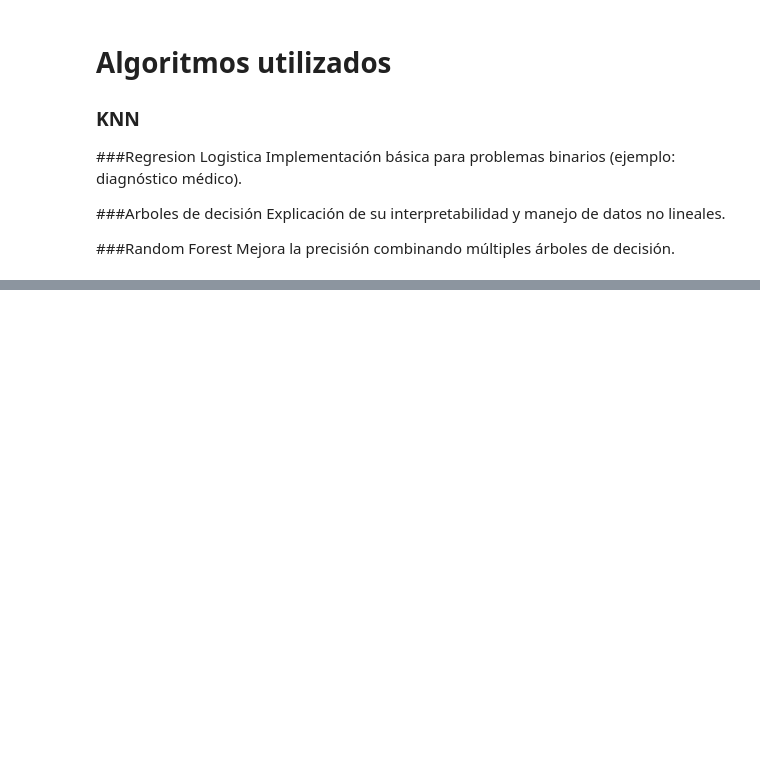
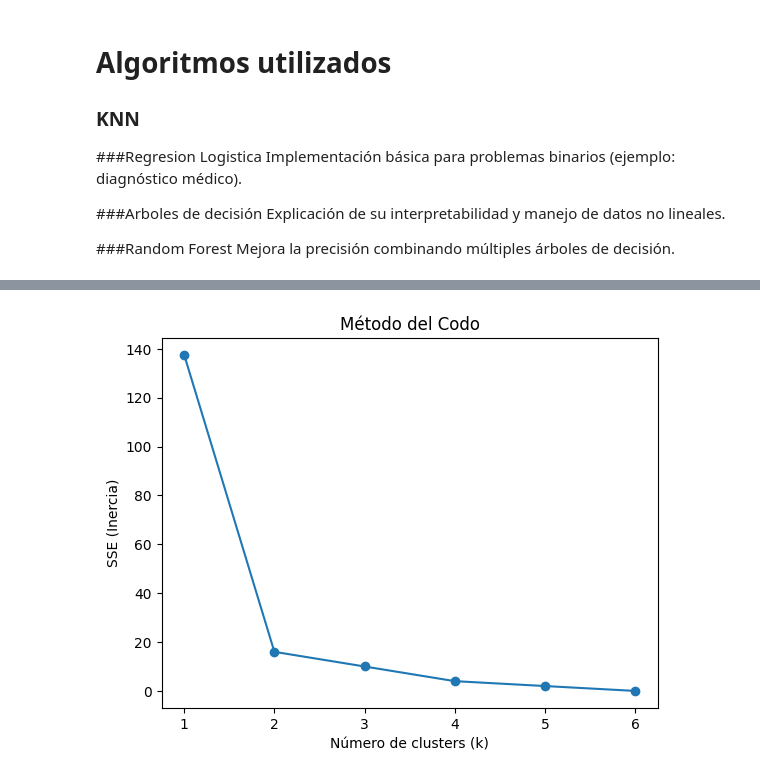
Before and after one commit to Camiloooooo1/Estudio, a Jupyter notebook: Estudio_Examen_Ciencia_de_Datos.ipynb, the cells around one changed output, grey strips where cells are left out. Saved outputs shown, nothing was run; the diff lists cells and outputs as text; code cells hidden in the pictures; blank space fills up the shorter version.

```diff
--- a/Estudio_Examen_Ciencia_de_Datos.ipynb
+++ b/Estudio_Examen_Ciencia_de_Datos.ipynb
@@ -913,0 +1091,34 @@ Mejora la precisión combinando múltiples árboles de decisión.
+# %%
+#2. Método del codo para elegir un K óptimo
+from sklearn.cluster import KMeans
+import matplotlib.pyplot as plt
+import numpy as np
+
+# Datos de ejemplo (6 puntos)
+X = np.array([[1, 2], [1, 4], [1, 0], [10, 2], [10, 4], [10, 0]])
+
+# Ajustar el rango de k para que no exceda n_samples
+sse = []
+max_k = min(10, len(X))  # Asegurar que k <= n_samples
+for k in range(1, max_k + 1):  # Ahora k va de 1 a 6
+    kmeans = KMeans(n_clusters=k, random_state=42)
+    kmeans.fit(X)
+    sse.append(kmeans.inertia_)
+
+# Graficar
+plt.plot(range(1, max_k + 1), sse, marker='o')
+plt.xlabel('Número de clusters (k)')
+plt.ylabel('SSE (Inercia)')
+plt.title('Método del Codo')
+plt.show()
+
+#muestra cómo varía la suma de los errores cuadráticos (SSE, por sus siglas en inglés)
+# en función del número de clusters (k) en un algoritmo de clustering, como
+# K-Means. Aquí está el significado de los resultados:
+# El "codo" es el punto donde la reducción del SSE comienza a hacerse más
+# lenta. En tu gráfico, esto ocurre alrededor de k=3 o 4, donde la curva cambia
+# de pendiente.
+# Usar k=3 o 4 clusters, ya que son los valores donde la ganancia en
+# compactibilidad (SSE) empieza a disminuir notablemente.
+# %% [output]
+[figure, added]
```
Also changed, not shown: parts of 17 cells of this notebook.
